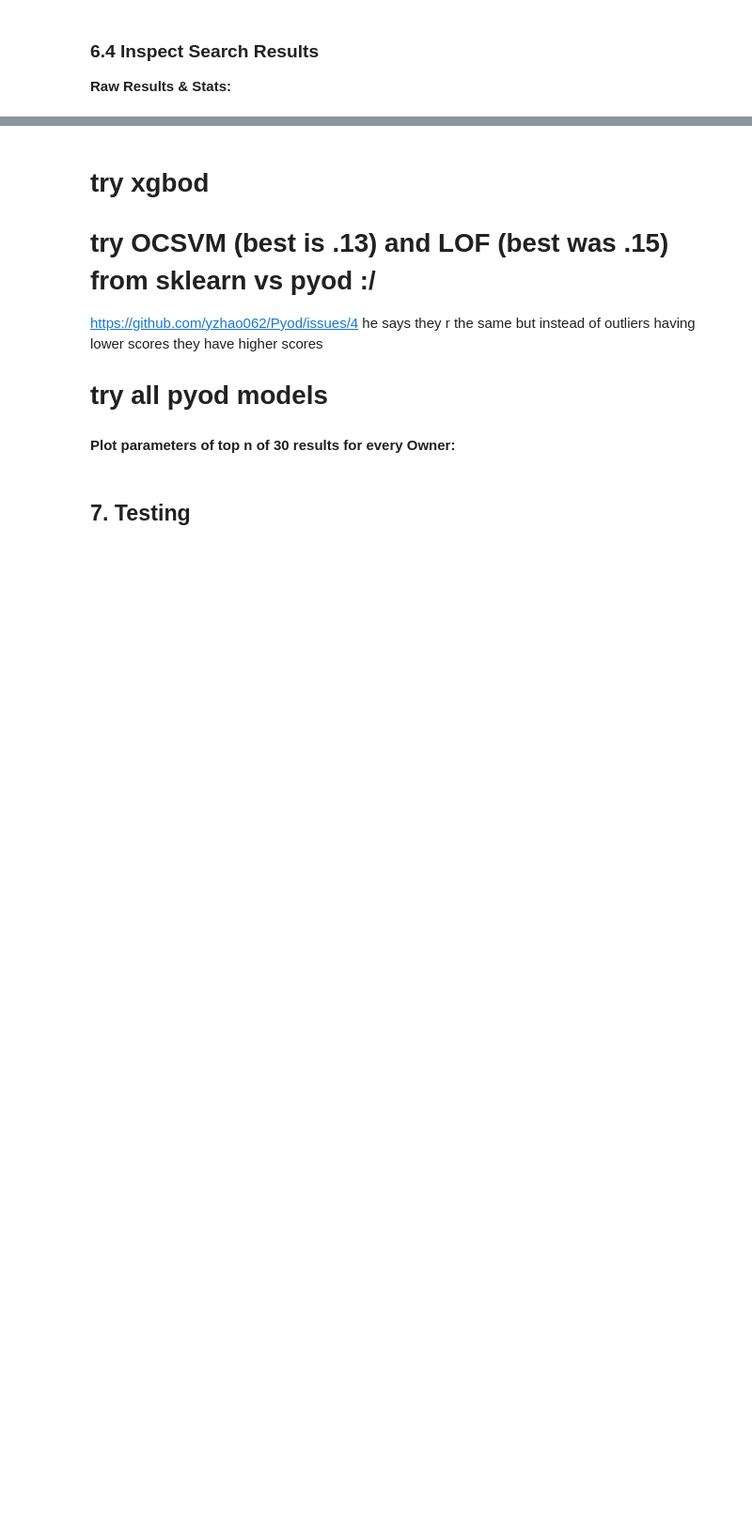
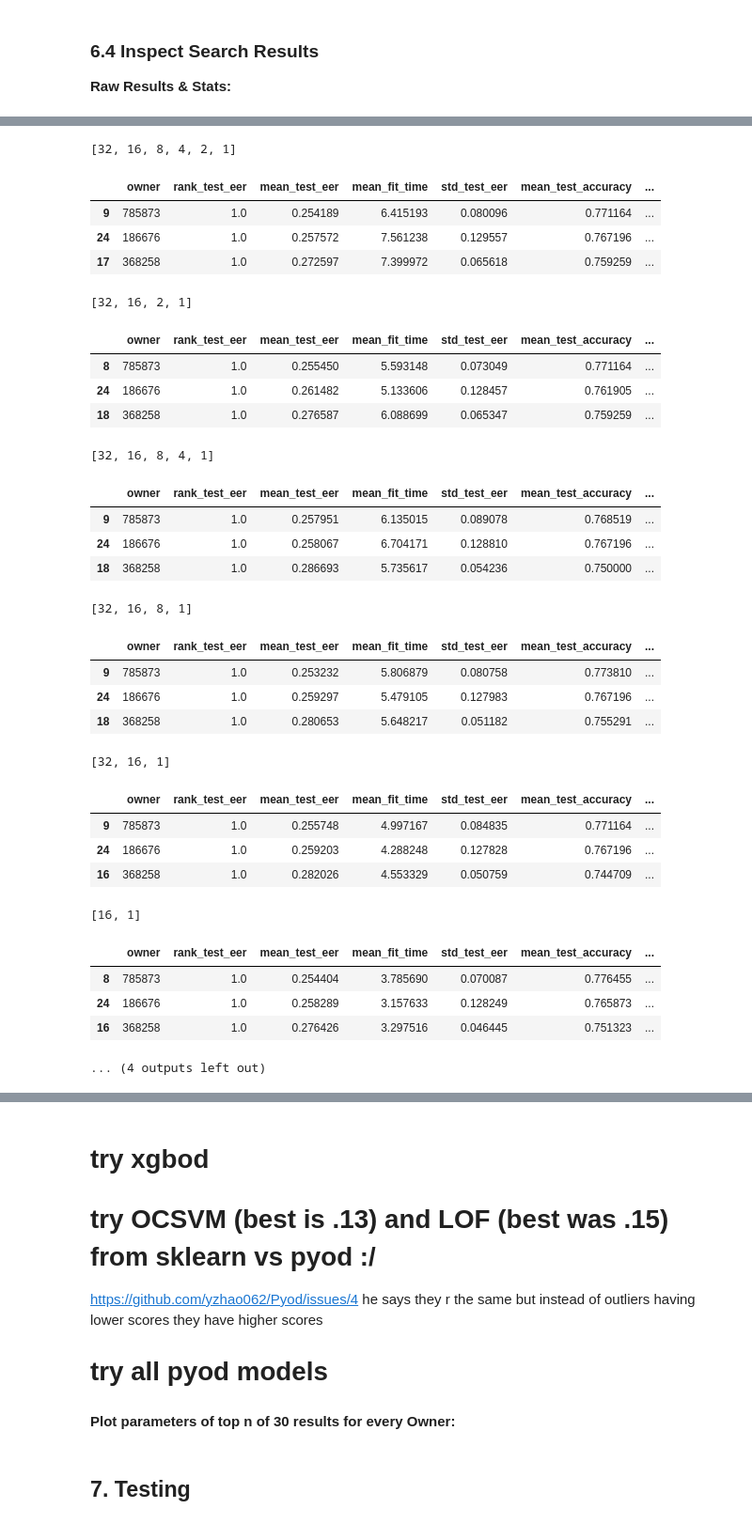
Before and after one commit to UW-CIA/Extensive_Evaluations, a Jupyter notebook: ContinAuth/notebooks/VAE_chapter-5-5-siamese-cnn-NO_WASTE.ipynb, the cells around one changed output, grey strips where cells are left out. Shown at 94% size. Drawn from its saved outputs; the diff is of its cells as text; code cells hidden in the pictures; blank space fills up the shorter version.

```diff
--- a/ContinAuth/notebooks/VAE_chapter-5-5-siamese-cnn-NO_WASTE.ipynb
+++ b/ContinAuth/notebooks/VAE_chapter-5-5-siamese-cnn-NO_WASTE.ipynb
@@ -1106,3 +1195,53 @@ HBox(children=(IntProgress(value=0, description='subjects', max=1, style=Progres
+# %%
+for enc in encoder_architectures[::-1]:
+    if os.path.isfile(OUTPUT_PATH / f"{P.name+str(enc)}__VAE_ez_noparams_in_construct__random_search_results_again.csv"):
+        print(enc)
+        df_results = pd.read_csv(OUTPUT_PATH / f"{P.name+str(enc)}__VAE_ez_noparams_in_construct__random_search_results_again.csv")
+        display(
+        df_results[df_results["rank_test_eer"] <= 1][
+            [
+            "owner",
+            "rank_test_eer",
+            "mean_test_eer",
+            "mean_fit_time",
+            "std_test_eer",
+            "mean_test_accuracy",
+            "std_test_accuracy",
+            ]
+        ].sort_values("mean_test_eer").head(3)
+    )
+# %% [output]
+[32, 16, 8, 4, 2, 1]
+|  | owner | rank_test_eer | mean_test_eer | mean_fit_time | std_test_eer | mean_test_accuracy | ... |
+| 9 | 785873 | 1.0 | 0.254189 | 6.415193 | 0.080096 | 0.771164 | ... |
+| 24 | 186676 | 1.0 | 0.257572 | 7.561238 | 0.129557 | 0.767196 | ... |
+| 17 | 368258 | 1.0 | 0.272597 | 7.399972 | 0.065618 | 0.759259 | ... |
+[32, 16, 2, 1]
+|  | owner | rank_test_eer | mean_test_eer | mean_fit_time | std_test_eer | mean_test_accuracy | ... |
+| 8 | 785873 | 1.0 | 0.255450 | 5.593148 | 0.073049 | 0.771164 | ... |
+| 24 | 186676 | 1.0 | 0.261482 | 5.133606 | 0.128457 | 0.761905 | ... |
+| 18 | 368258 | 1.0 | 0.276587 | 6.088699 | 0.065347 | 0.759259 | ... |
+[32, 16, 8, 4, 1]
+|  | owner | rank_test_eer | mean_test_eer | mean_fit_time | std_test_eer | mean_test_accuracy | ... |
+| 9 | 785873 | 1.0 | 0.257951 | 6.135015 | 0.089078 | 0.768519 | ... |
+| 24 | 186676 | 1.0 | 0.258067 | 6.704171 | 0.128810 | 0.767196 | ... |
+| 18 | 368258 | 1.0 | 0.286693 | 5.735617 | 0.054236 | 0.750000 | ... |
+[32, 16, 8, 1]
+|  | owner | rank_test_eer | mean_test_eer | mean_fit_time | std_test_eer | mean_test_accuracy | ... |
+| 9 | 785873 | 1.0 | 0.253232 | 5.806879 | 0.080758 | 0.773810 | ... |
+| 24 | 186676 | 1.0 | 0.259297 | 5.479105 | 0.127983 | 0.767196 | ... |
+| 18 | 368258 | 1.0 | 0.280653 | 5.648217 | 0.051182 | 0.755291 | ... |
+[32, 16, 1]
+|  | owner | rank_test_eer | mean_test_eer | mean_fit_time | std_test_eer | mean_test_accuracy | ... |
+| 9 | 785873 | 1.0 | 0.255748 | 4.997167 | 0.084835 | 0.771164 | ... |
+| 24 | 186676 | 1.0 | 0.259203 | 4.288248 | 0.127828 | 0.767196 | ... |
+| 16 | 368258 | 1.0 | 0.282026 | 4.553329 | 0.050759 | 0.744709 | ... |
+[16, 1]
+|  | owner | rank_test_eer | mean_test_eer | mean_fit_time | std_test_eer | mean_test_accuracy | ... |
+| 8 | 785873 | 1.0 | 0.254404 | 3.785690 | 0.070087 | 0.776455 | ... |
+| 24 | 186676 | 1.0 | 0.258289 | 3.157633 | 0.128249 | 0.765873 | ... |
+| 16 | 368258 | 1.0 | 0.276426 | 3.297516 | 0.046445 | 0.751323 | ... |
+... (4 outputs left out)
 # %%
 
 print("Best results for each owner: transofrm Y to 0/1 instd -1/1 & contam is .5 32,2")
```
Also changed, not shown: parts of 15 cells of this notebook, 41 other files.
